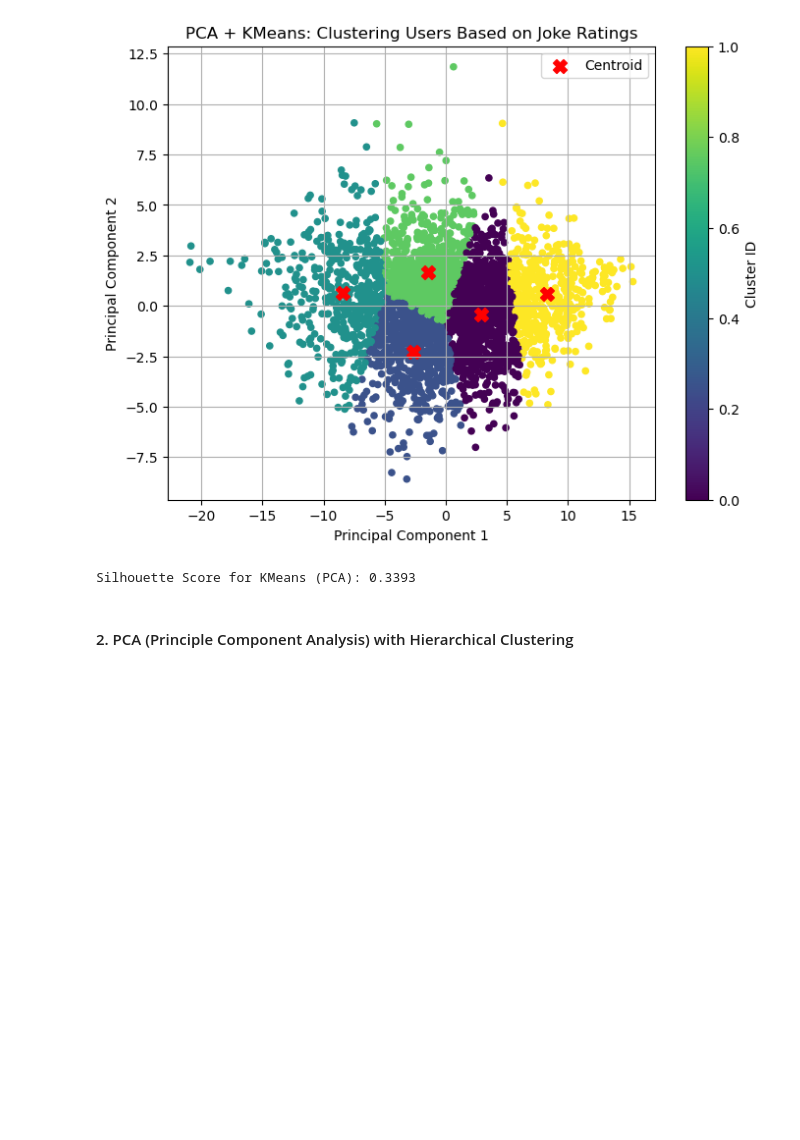
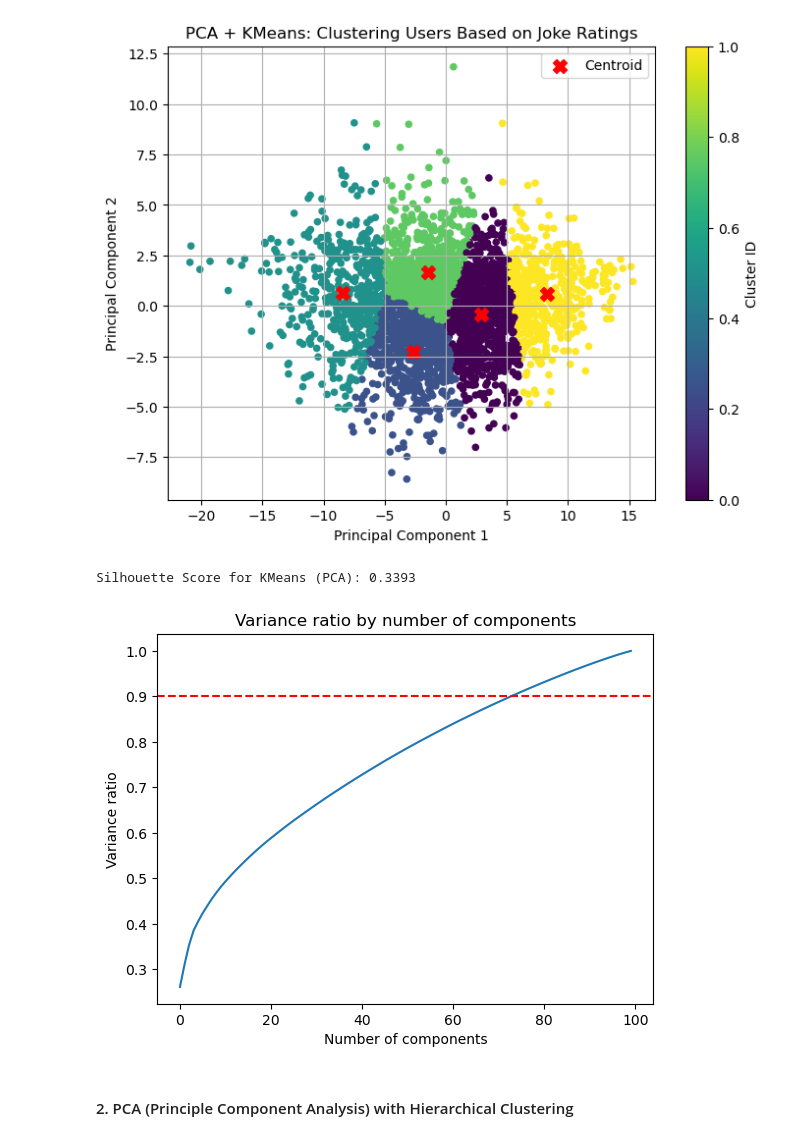
Before and after one commit to orbin123/Machine_Learning, a Jupyter notebook: Unsupervised_Learning/Projects/humour_taste.ipynb, the cells around one changed output. Saved outputs shown, nothing was run; the diff lists cells and outputs as text; code cells hidden in the pictures; blank space fills up the shorter version.

```diff
--- a/Unsupervised_Learning/Projects/humour_taste.ipynb
+++ b/Unsupervised_Learning/Projects/humour_taste.ipynb
@@ -217,6 +217,20 @@ score_pca_kmeans = silhouette_score(X_pca, labels_kmeans)
 print(f"Silhouette Score for KMeans (PCA): {score_pca_kmeans:.4f}")
 # %% [output]
 Silhouette Score for KMeans (PCA): 0.3393
+# %%
+from sklearn.decomposition import PCA
+
+pca = PCA(n_components=None)
+pca.fit(X_scaled)
+
+plt.plot(np.cumsum(pca.explained_variance_ratio_))
+plt.xlabel('Number of components')
+plt.ylabel('Variance ratio')
+plt.title('Variance ratio by number of components')
+plt.axhline(y=0.9, color='r', linestyle='--')
+plt.show()
+# %% [output]
+[figure, added]
 # %% [markdown]
 #### 2. PCA (Principle Component Analysis) with Hierarchical Clustering
 # %%
```
Also changed, not shown: parts of 1 cell of this notebook, 30 other files.
